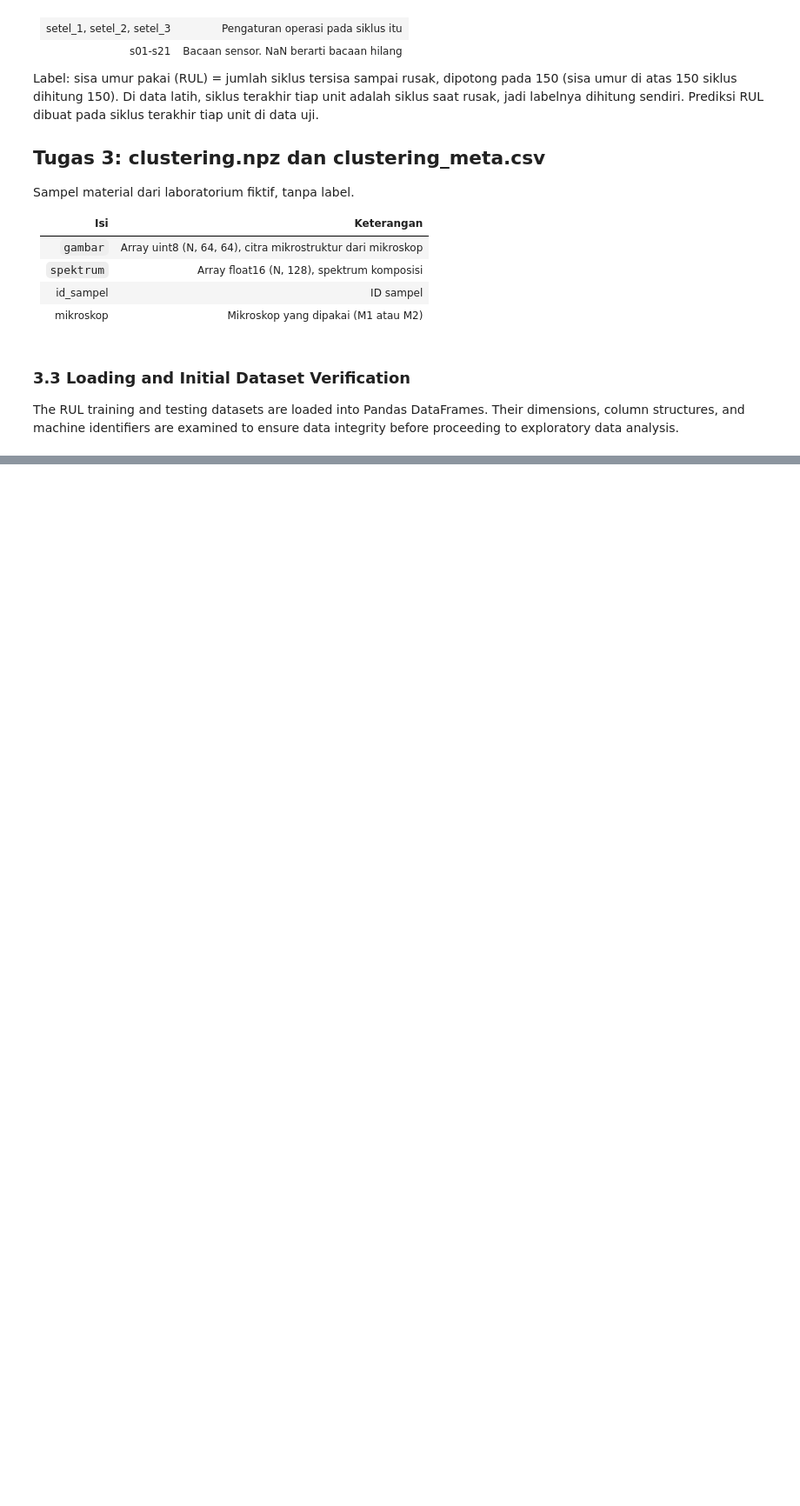
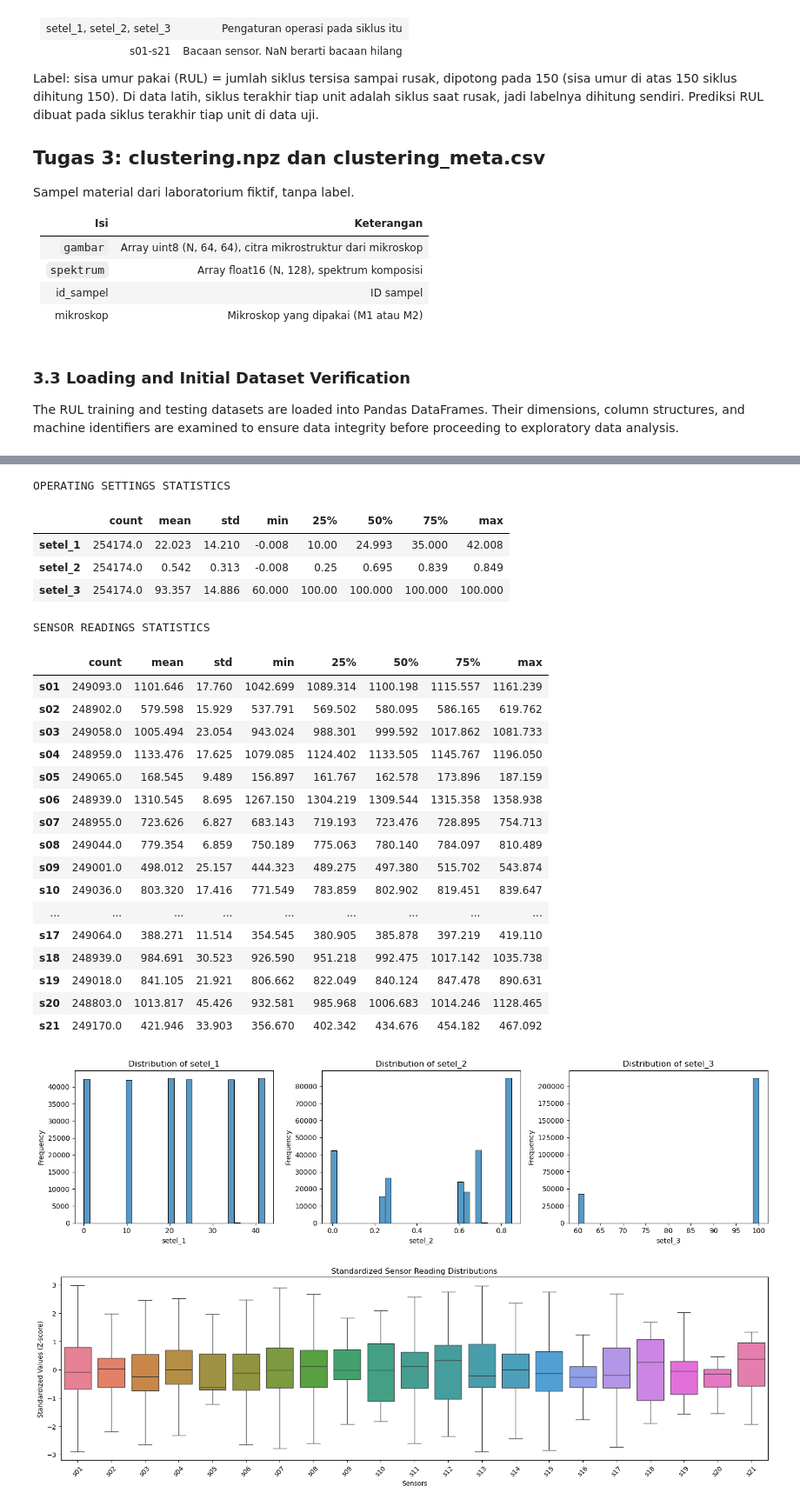
Before and after one commit to kinanpta/Deep-Learning-Midterm-Group-6, a Jupyter notebook: kode/task2_regression.ipynb, the cells around one changed output, grey strips where cells are left out. Shown at 87% size. Saved outputs shown, nothing was run; the diff lists cells and outputs as text; code cells hidden in the pictures; blank space fills up the shorter version.

```diff
--- a/kode/task2_regression.ipynb
+++ b/kode/task2_regression.ipynb
@@ -239,0 +448,73 @@ Table 3.1 Sample Records of RUL Training Dataset
+# %%
+print("OPERATING SETTINGS STATISTICS")
+display(train[setting_cols].describe().T.round(3))
+
+print("\nSENSOR READINGS STATISTICS")
+display(train[sensor_cols].describe().T.round(3))
+
+fig, axes = plt.subplots(1, 3, figsize=(15, 4))
+
+for ax, col in zip(axes, setting_cols):
+    sns.histplot(
+        data=train,
+        x=col,
+        bins=30,
+        ax=ax
+    )
+    ax.set_title(f"Distribution of {col}")
+    ax.set_xlabel(col)
+    ax.set_ylabel("Frequency")
+
+plt.tight_layout()
+plt.show()
+
+valid_sensor_cols = sensor_info.index[
+    sensor_info["Std"].fillna(0) > 0
+].tolist()
+
+if valid_sensor_cols:
+    sensor_zscore = (
+        train[valid_sensor_cols] -
+        train[valid_sensor_cols].mean()
+    ) / train[valid_sensor_cols].std()
+
+    plt.figure(figsize=(16, 5))
+
+    sns.boxplot(
+        data=sensor_zscore,
+        showfliers=False
+    )
+
+    plt.title("Standardized Sensor Reading Distributions")
+    plt.xlabel("Sensors")
+    plt.ylabel("Standardized Values (Z-score)")
+    plt.xticks(rotation=45)
+
+    plt.tight_layout()
+    plt.show()
+# %% [output]
+OPERATING SETTINGS STATISTICS
+|  | count | mean | std | min | 25% | 50% | 75% | max |
+| setel_1 | 254174.0 | 22.023 | 14.210 | -0.008 | 10.00 | 24.993 | 35.000 | 42.008 |
+| setel_2 | 254174.0 | 0.542 | 0.313 | -0.008 | 0.25 | 0.695 | 0.839 | 0.849 |
+| setel_3 | 254174.0 | 93.357 | 14.886 | 60.000 | 100.00 | 100.000 | 100.000 | 100.000 |
+SENSOR READINGS STATISTICS
+|  | count | mean | std | min | 25% | 50% | 75% | max |
+| s01 | 249093.0 | 1101.646 | 17.760 | 1042.699 | 1089.314 | 1100.198 | 1115.557 | 1161.239 |
+| s02 | 248902.0 | 579.598 | 15.929 | 537.791 | 569.502 | 580.095 | 586.165 | 619.762 |
+| s03 | 249058.0 | 1005.494 | 23.054 | 943.024 | 988.301 | 999.592 | 1017.862 | 1081.733 |
+| s04 | 248959.0 | 1133.476 | 17.625 | 1079.085 | 1124.402 | 1133.505 | 1145.767 | 1196.050 |
+| s05 | 249065.0 | 168.545 | 9.489 | 156.897 | 161.767 | 162.578 | 173.896 | 187.159 |
+| s06 | 248939.0 | 1310.545 | 8.695 | 1267.150 | 1304.219 | 1309.544 | 1315.358 | 1358.938 |
+| s07 | 248955.0 | 723.626 | 6.827 | 683.143 | 719.193 | 723.476 | 728.895 | 754.713 |
+| s08 | 249044.0 | 779.354 | 6.859 | 750.189 | 775.063 | 780.140 | 784.097 | 810.489 |
+| s09 | 249001.0 | 498.012 | 25.157 | 444.323 | 489.275 | 497.380 | 515.702 | 543.874 |
+| s10 | 249036.0 | 803.320 | 17.416 | 771.549 | 783.859 | 802.902 | 819.451 | 839.647 |
+| ... | ... | ... | ... | ... | ... | ... | ... | ... |
+| s17 | 249064.0 | 388.271 | 11.514 | 354.545 | 380.905 | 385.878 | 397.219 | 419.110 |
+| s18 | 248939.0 | 984.691 | 30.523 | 926.590 | 951.218 | 992.475 | 1017.142 | 1035.738 |
+| s19 | 249018.0 | 841.105 | 21.921 | 806.662 | 822.049 | 840.124 | 847.478 | 890.631 |
+| s20 | 248803.0 | 1013.817 | 45.426 | 932.581 | 985.968 | 1006.683 | 1014.246 | 1128.465 |
+| s21 | 249170.0 | 421.946 | 33.903 | 356.670 | 402.342 | 434.676 | 454.182 | 467.092 |
+[figure, added]
+[figure, added]
```
Also changed, not shown: parts of 13 cells of this notebook.
